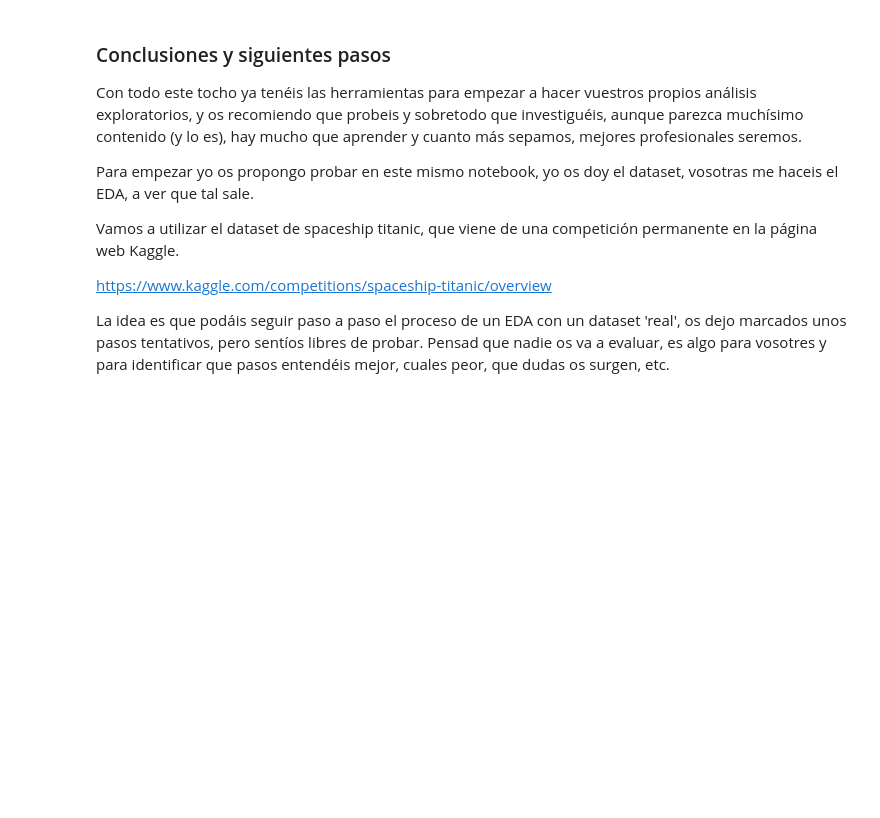
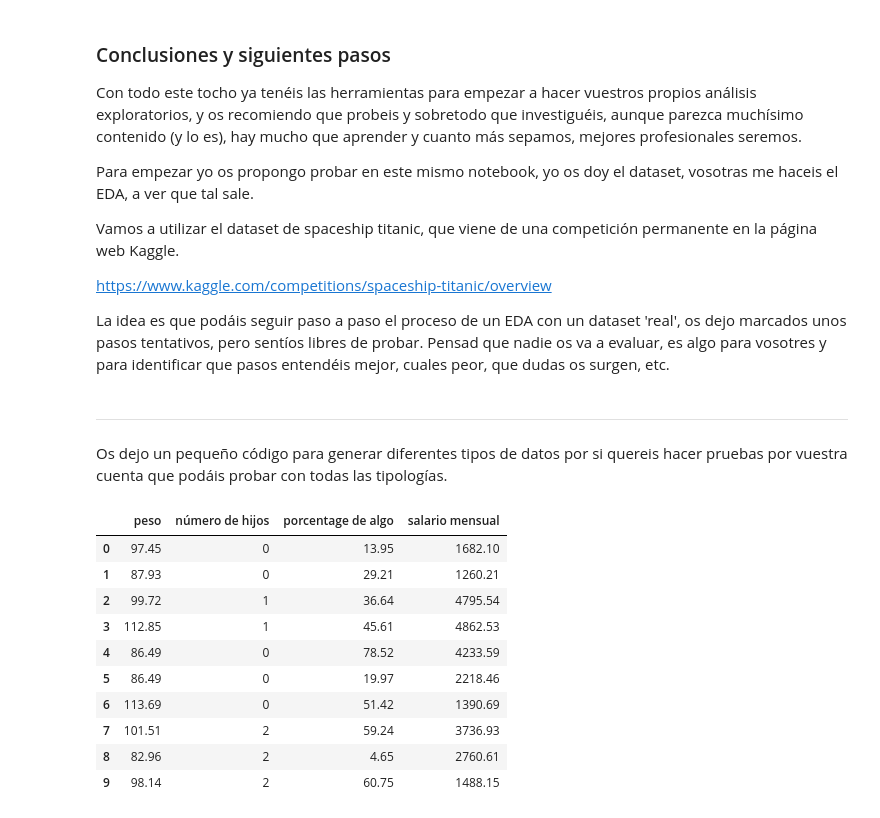
Before and after one commit to carrillo-p/EDA, a Jupyter notebook: EDA.ipynb, the cells around one changed output. Cells and saved outputs as stored; diff of their text form; code cells hidden in the pictures; blank space fills up the shorter version.

```diff
--- a/EDA.ipynb
+++ b/EDA.ipynb
@@ -680,3 +690,50 @@ df.info()
 # Análisis de correlaciones
 
 # Conclusiones
+# %% [markdown]
+---
+Os dejo un pequeño código para generar diferentes tipos de datos por si quereis hacer pruebas por vuestra cuenta que podáis probar con todas las tipologías.
+# %%
+import pandas as pd
+import numpy as np
+from datetime import datetime, timedelta
+
+# Crear datos numéricos
+np.random.seed(42)
+numerical_data = pd.DataFrame({
+    'peso': np.random.normal(90, 15, 10),  # Variable continua (ej: peso)
+    'número de hijos': np.random.randint(0, 3, 10),     # Variable discreta (ej: número de hijos)
+    'porcentage de algo': np.random.uniform(0, 100, 10),     # Variable porcentaje
+    'salario mensual': np.random.uniform(1000, 5000, 10)      # Variable continua
+})
+
+# Crear datos categóricos
+categorical_data = pd.DataFrame({
+    'nivel de gravedad': ['red', 'blue', 'green', 'red', 'blue', 'green', 'red', 'blue', 'green', 'red'],  # Nominal (colores)
+    'glucosa en sangre': ['low', 'medium', 'high', 'low', 'high', 'medium', 'low', 'high', 'medium', 'low'],  # Ordinal (niveles)
+    'fumador': ['yes', 'no', 'yes', 'no', 'yes', 'no', 'yes', 'no', 'yes', 'no'],  # Dicotómica
+})
+
+# Crear datos de fechas
+base_date = datetime(2023, 1, 1)
+date_data = pd.DataFrame({
+    'fecha_completa': [base_date + timedelta(days=x) for x in range(10)],  # Fecha completa
+    'año-mes': pd.date_range('2023-01', periods=10, freq='ME'),     # Año-mes
+    'timestamp': [base_date + timedelta(hours=x*6) for x in range(10)],  # Timestamp
+    'hora': pd.date_range('00:00', periods=10, freq='h').time   # Solo hora
+})
+
+# Mostrar las tablas
+numerical_data.round(2)
+# %% [output]
+|  | peso | número de hijos | porcentage de algo | salario mensual |
+| 0 | 97.45 | 0 | 13.95 | 1682.10 |
+| 1 | 87.93 | 0 | 29.21 | 1260.21 |
+| 2 | 99.72 | 1 | 36.64 | 4795.54 |
+| 3 | 112.85 | 1 | 45.61 | 4862.53 |
+| 4 | 86.49 | 0 | 78.52 | 4233.59 |
+| 5 | 86.49 | 0 | 19.97 | 2218.46 |
+| 6 | 113.69 | 0 | 51.42 | 1390.69 |
+| 7 | 101.51 | 2 | 59.24 | 3736.93 |
+| 8 | 82.96 | 2 | 4.65 | 2760.61 |
+| 9 | 98.14 | 2 | 60.75 | 1488.15 |
```
Also changed, not shown: parts of 2 cells of this notebook, 3 other files.
